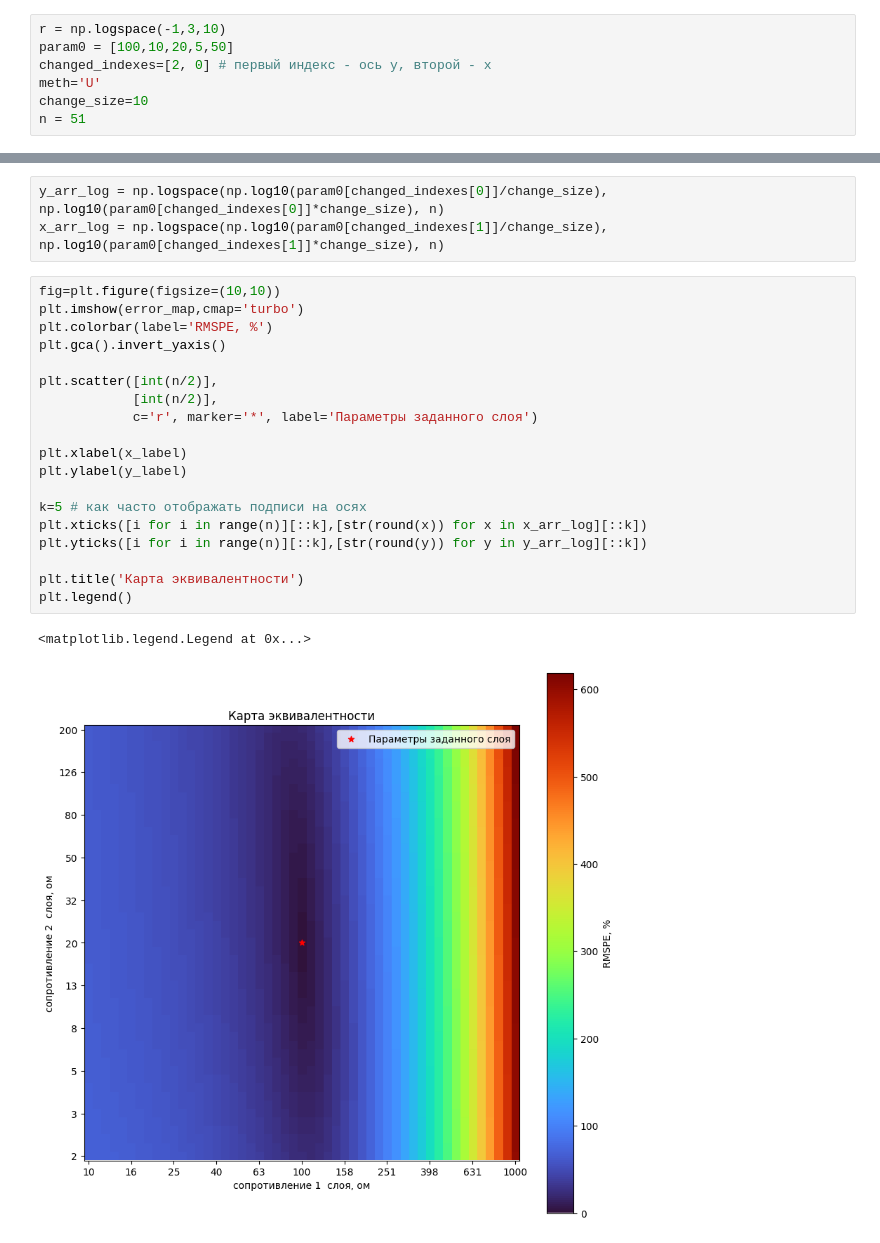
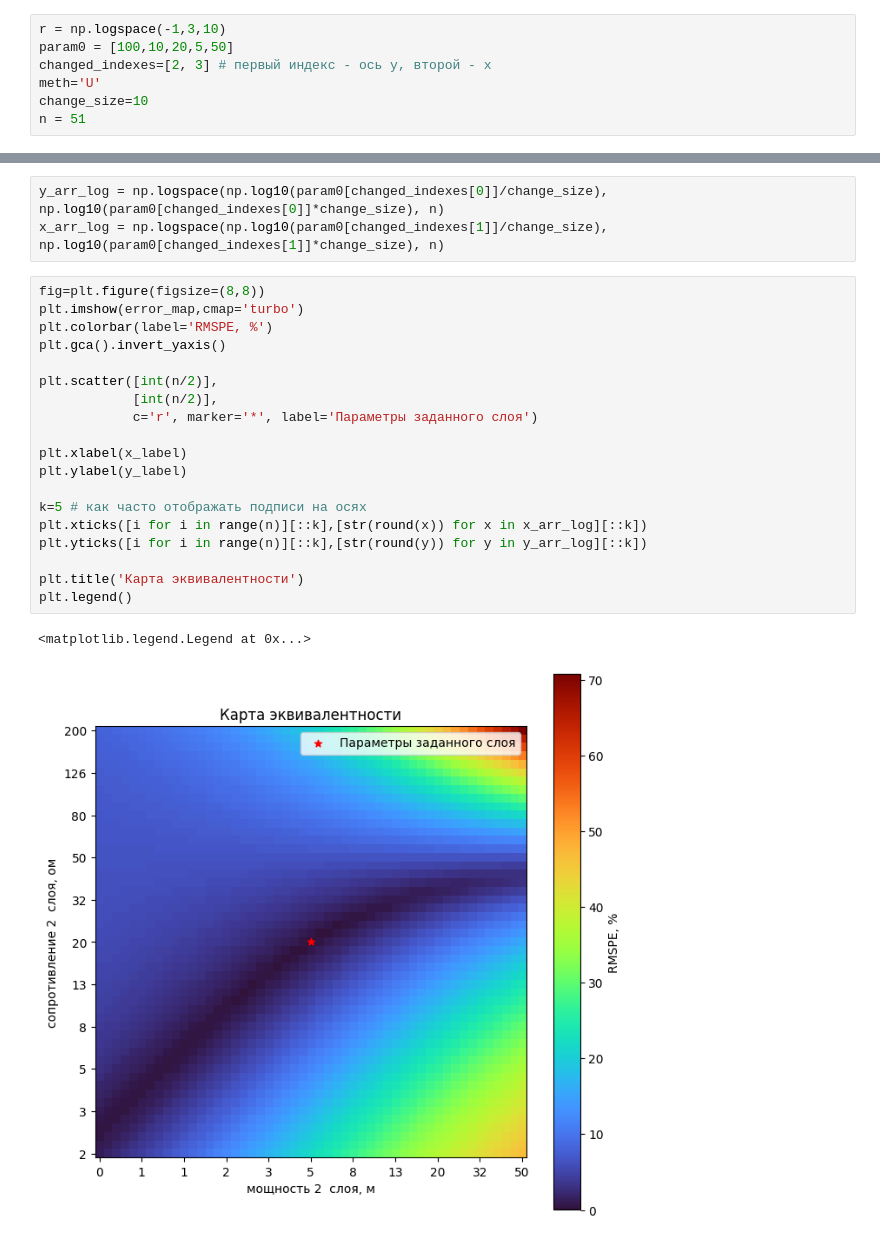
Before and after one commit to arty0mkha/electrical-prospecting, a Jupyter notebook: fast_equivalence_by_Artyom.ipynb, the cells around one changed output, grey strips where cells are left out. Cells and saved outputs as stored; diff of their text form.

```diff
--- a/fast_equivalence_by_Artyom.ipynb
+++ b/fast_equivalence_by_Artyom.ipynb
@@ -6,7 +7,7 @@ from code_folder.sensitivity import error_map_by_Artyom
 # %%
 r = np.logspace(-1,3,10)
 param0 = [100,10,20,5,50]
-changed_indexes=[2, 0] # первый индекс - ось y, второй - x
+changed_indexes=[2, 3] # первый индекс - ось y, второй - x
 meth='U'
 change_size=10
 n = 51
@@ -33,24 +40,24 @@ else:
 y_arr_log = np.logspace(np.log10(param0[changed_indexes[0]]/change_size), np.log10(param0[changed_indexes[0]]*change_size), n)
 x_arr_log = np.logspace(np.log10(param0[changed_indexes[1]]/change_size), np.log10(param0[changed_indexes[1]]*change_size), n)
 # %%
-fig=plt.figure(figsize=(10,10))
+fig=plt.figure(figsize=(8,8))
 plt.imshow(error_map,cmap='turbo')
 plt.colorbar(label='RMSPE, %')
 plt.gca().invert_yaxis()
 
 plt.scatter([int(n/2)],
             [int(n/2)],
             c='r', marker='*', label='Параметры заданного слоя')
 
 plt.xlabel(x_label)
 plt.ylabel(y_label)
 
 k=5 # как часто отображать подписи на осях
 plt.xticks([i for i in range(n)][::k],[str(round(x)) for x in x_arr_log][::k])
 plt.yticks([i for i in range(n)][::k],[str(round(y)) for y in y_arr_log][::k])
 
 plt.title('Карта эквивалентности')
 plt.legend()
 # %% [output]
 <matplotlib.legend.Legend at 0x...>
-[figure, old version]
+[figure, new version]
```
Also changed, not shown: parts of 2 cells of this notebook, 1 other file.
